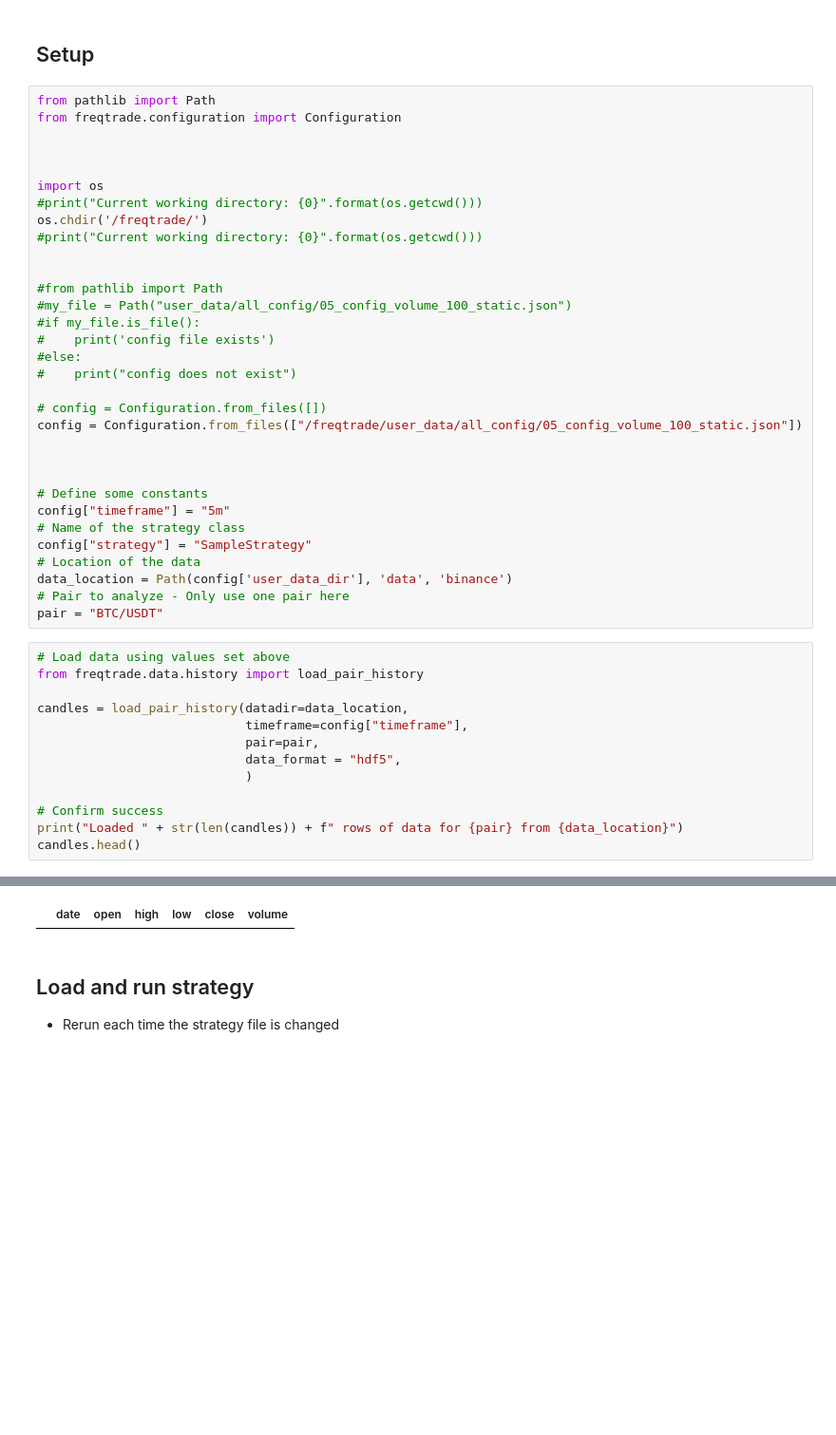
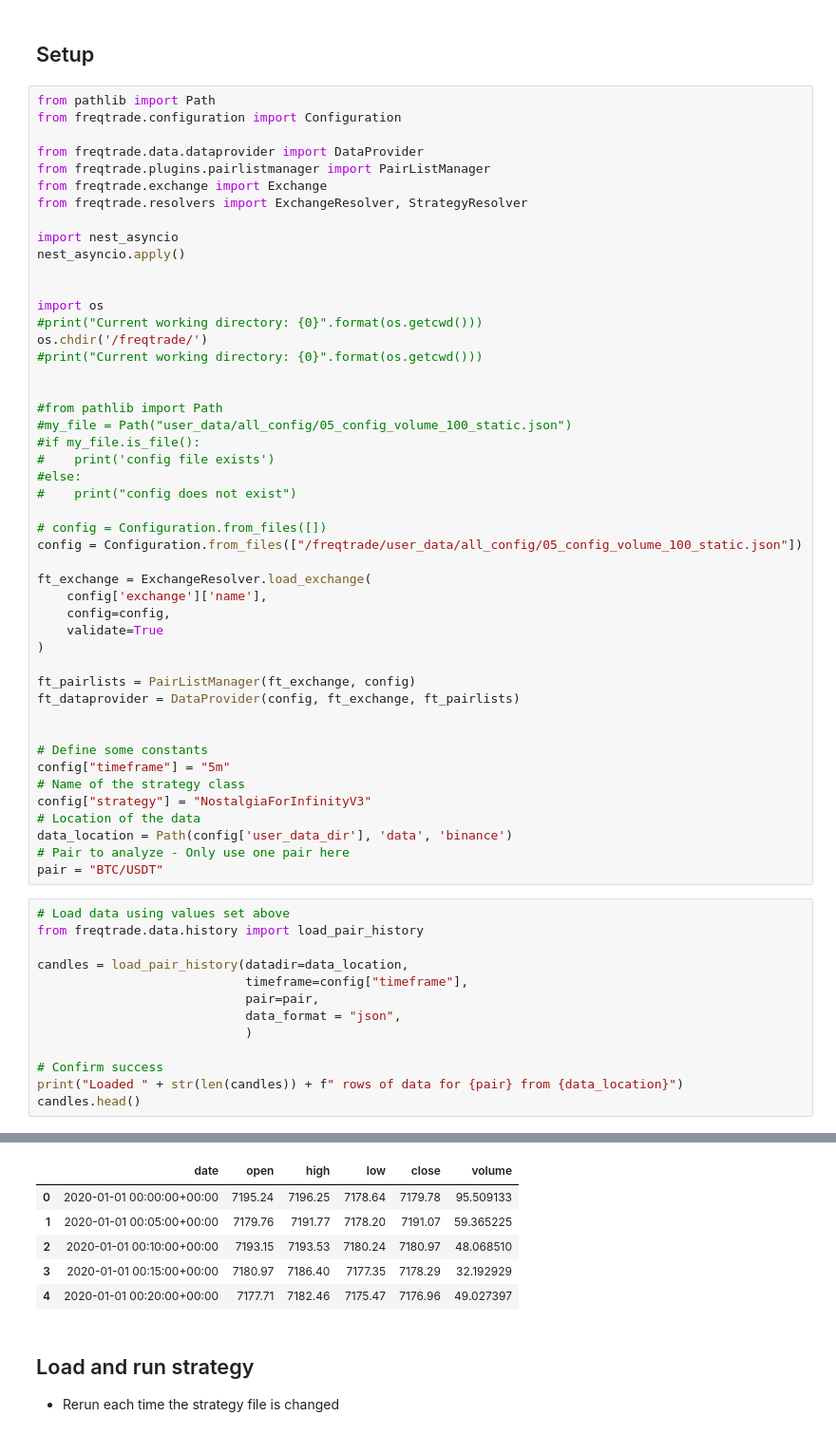
Before and after one commit to nmenescardi/some_freqtrade_stuff, a Jupyter notebook: notebooks/strategy_analysis_example.ipynb, the cells around one changed output, grey strips where cells are left out. Shown at 95% size. Saved outputs shown, nothing was run; the diff lists cells and outputs as text; blank space fills up the shorter version.

Commit message:
fix strategy issues on notebook

```diff
--- a/notebooks/strategy_analysis_example.ipynb
+++ b/notebooks/strategy_analysis_example.ipynb
@@ -9,6 +9,13 @@ The following assumes you work with SampleStrategy, data for 5m timeframe from B
 from pathlib import Path
 from freqtrade.configuration import Configuration
 
+from freqtrade.data.dataprovider import DataProvider
+from freqtrade.plugins.pairlistmanager import PairListManager
+from freqtrade.exchange import Exchange
+from freqtrade.resolvers import ExchangeResolver, StrategyResolver
+
+import nest_asyncio
+nest_asyncio.apply()
 
 
 import os
@@ -27,12 +34,20 @@ os.chdir('/freqtrade/')
 # config = Configuration.from_files([])
 config = Configuration.from_files(["/freqtrade/user_data/all_config/05_config_volume_100_static.json"])
 
+ft_exchange = ExchangeResolver.load_exchange(
+    config['exchange']['name'],
+    config=config,
+    validate=True
+)
+
+ft_pairlists = PairListManager(ft_exchange, config)
+ft_dataprovider = DataProvider(config, ft_exchange, ft_pairlists)
 
 
 # Define some constants
 config["timeframe"] = "5m"
 # Name of the strategy class
-config["strategy"] = "SampleStrategy"
+config["strategy"] = "NostalgiaForInfinityV3"
 # Location of the data
 data_location = Path(config['user_data_dir'], 'data', 'binance')
 # Pair to analyze - Only use one pair here
@@ -44,7 +59,7 @@ from freqtrade.data.history import load_pair_history
 candles = load_pair_history(datadir=data_location,
                             timeframe=config["timeframe"],
                             pair=pair,
-                            data_format = "hdf5",
+                            data_format = "json",
                             )
 
 # Confirm success
@@ -55,4 +70,9 @@ Loaded 0 rows of data for BTC/USDT from /freqtrade/user_data/data/binance
 |  | date | open | high | low | close | volume |
+| 0 | 2020-01-01 00:00:00+00:00 | 7195.24 | 7196.25 | 7178.64 | 7179.78 | 95.509133 |
+| 1 | 2020-01-01 00:05:00+00:00 | 7179.76 | 7191.77 | 7178.20 | 7191.07 | 59.365225 |
+| 2 | 2020-01-01 00:10:00+00:00 | 7193.15 | 7193.53 | 7180.24 | 7180.97 | 48.068510 |
+| 3 | 2020-01-01 00:15:00+00:00 | 7180.97 | 7186.40 | 7177.35 | 7178.29 | 32.192929 |
+| 4 | 2020-01-01 00:20:00+00:00 | 7177.71 | 7182.46 | 7175.47 | 7176.96 | 49.027397 |
 # %% [markdown]
 ## Load and run strategy
 * Rerun each time the strategy file is changed
```
Also changed, not shown: parts of 5 cells of this notebook.
